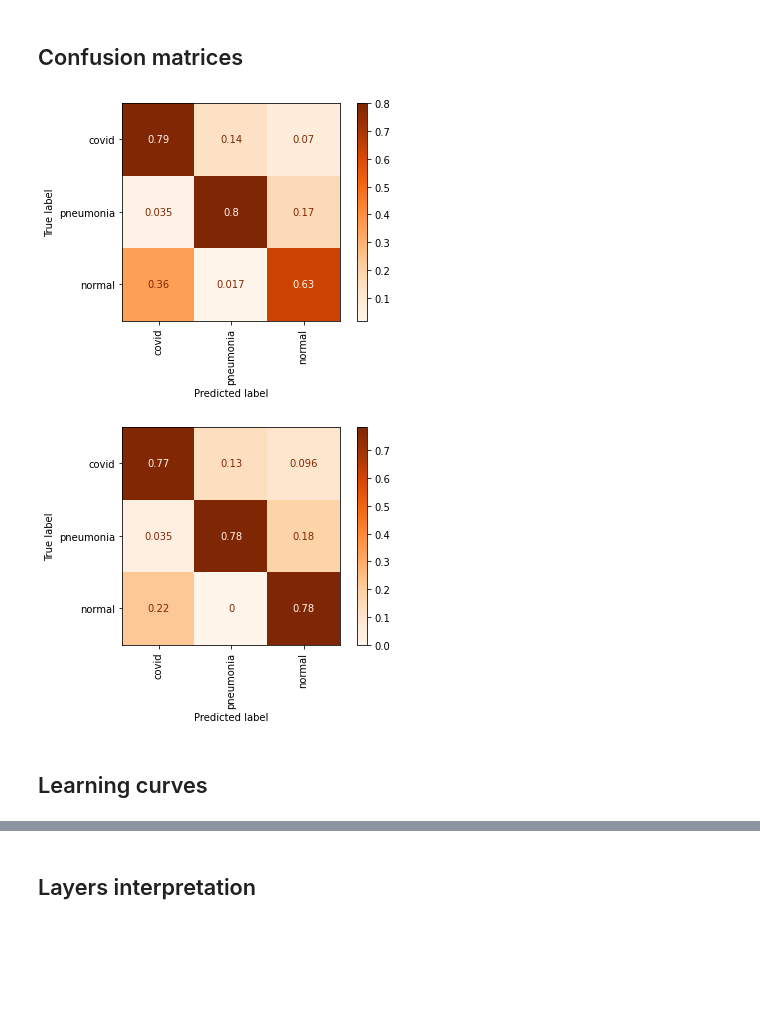
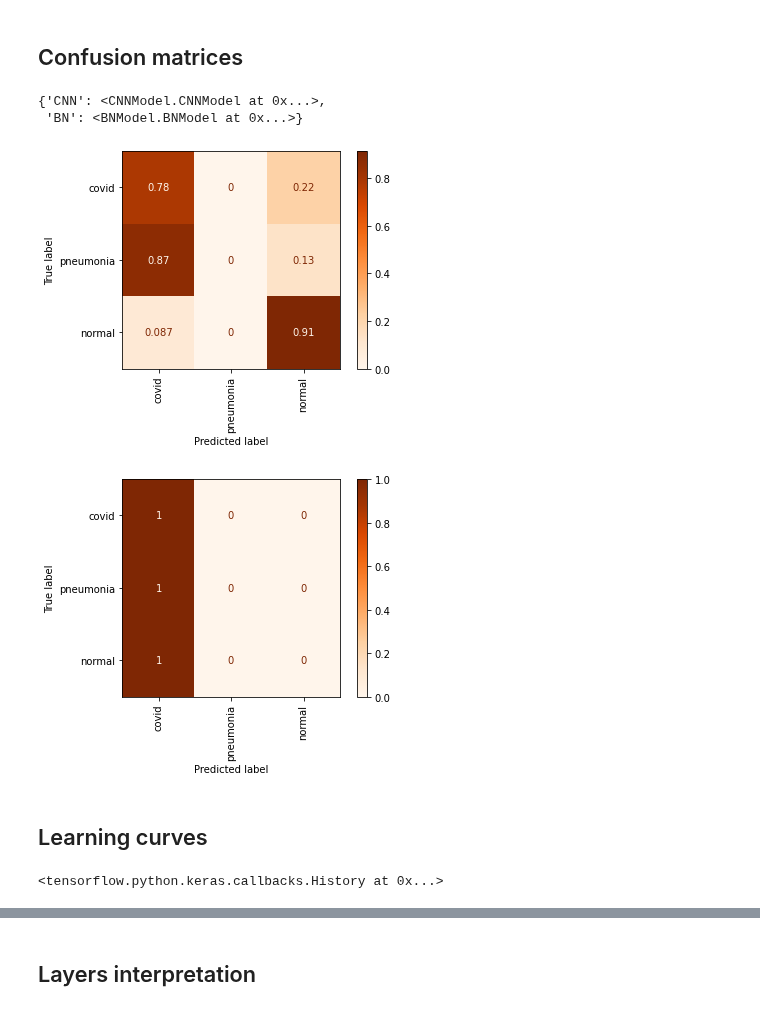
Before and after one commit to PashaIanko/Covid19Classifier, a Jupyter notebook: main.ipynb, the cells around one changed output, grey strips where cells are left out. Cells and saved outputs as stored; diff of their text form; code cells hidden in the pictures; blank space fills up the shorter version.

```diff
--- a/main.ipynb
+++ b/main.ipynb
@@ -795,0 +782,20 @@ deleting
+# %%
+def reload_models():
+    res_dict = {}
+    models = get_empty_models()
+    for name, model_parameters in models.items():
+
+        model = model_parameters['model']
+        utils = model_parameters['utils']
+
+        model.construct_model()
+        model.compile_model(**utils.model_params_dict)
+        save_dir = f'{DataProps.models_path}{model.name}/{model.name}.h5'
+
+        model.model.load_weights(save_dir)
+        res_dict[name] = model
+
+    return res_dict
+
+
+models = reload_models()
@@ -843,8 +854,3 @@ models['Inception'] = InceptionModel(
-# %%
-for name, model in models.items():
-    model.construct_model()
-    model.compile_model()
-    model.model.load_weights(save_dir + model.name + '/' + f'{model.name}.h5')
 # %% [markdown]
 ## Test flow performance
 # %%
@@ -899,29 +914,28 @@ plt.grid()
 # %% [markdown]
 ## Confusion matrices
+# %%
+models
+# %% [output]
+{'CNN': <CNNModel.CNNModel at 0x...>,
+ 'BN': <BNModel.BNModel at 0x...>}
 # %%
-test_flow.reset()
-plot_confusion_matrix(
-    Y_true = test_flow.classes,
-    Y_pred = models['CNN'].flow_predict(
-        test_flow,
-        test_steps
-    ),
-    class_indices = test_flow.class_indices
-)
+for m_name, model in models.items():
+    test_flow.reset()
+    plot_confusion_matrix(
+        Y_true = test_flow.classes,
+        Y_pred = model.flow_predict(
+            test_flow,
+            test_steps
+        ),
+        class_indices = test_flow.class_indices
+    )
 # %% [output]
-[figure, old version]
+[figure, new version]
+[figure, added]
-# %%
-test_flow.reset()
-plot_confusion_matrix(
-    Y_true = test_flow.classes,
-    Y_pred = models['Dropout'].flow_predict(
-        test_flow,
-        test_steps
-    ),
-    class_indices = test_flow.class_indices
-)
-# %% [output]
-[figure, removed]
 # %% [markdown]
 ## Learning curves
+# %%
+histories['CNN']
+# %% [output]
+<tensorflow.python.keras.callbacks.History at 0x...>
 # %%
```
Also changed, not shown: parts of 23 cells of this notebook, 1 other file.
